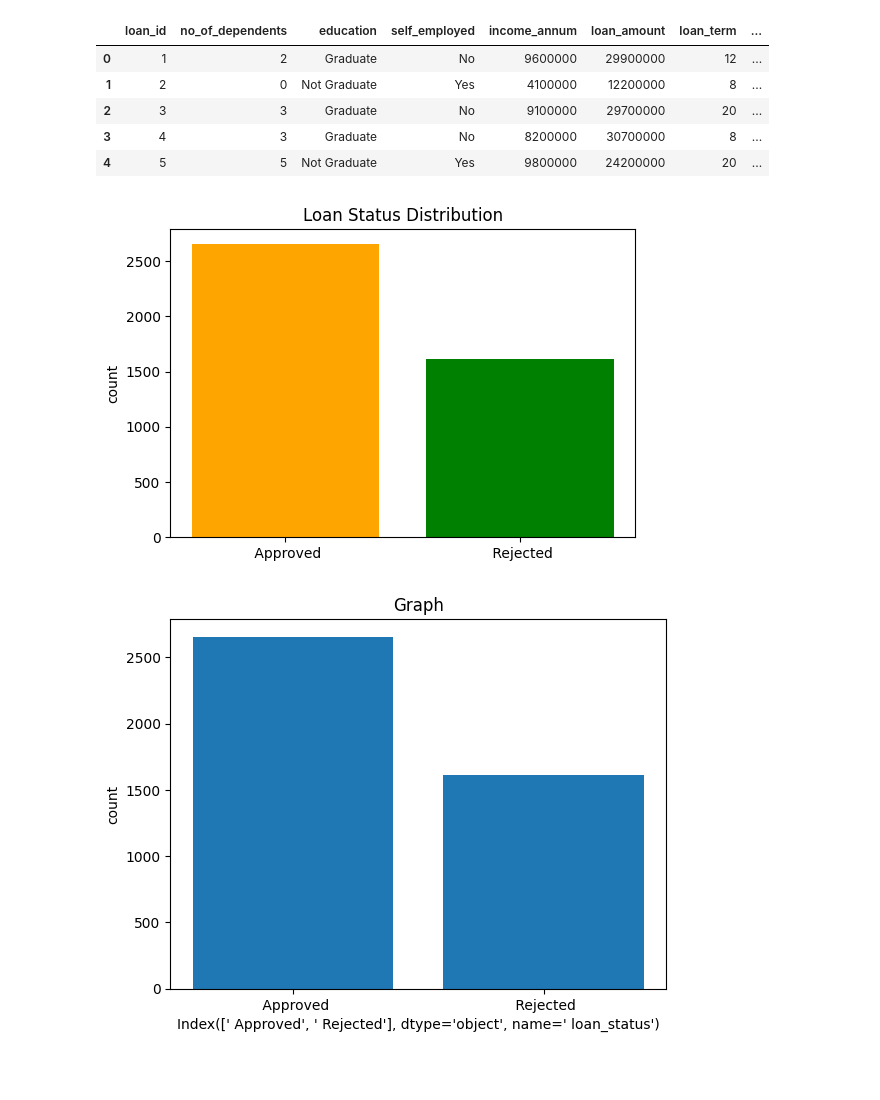
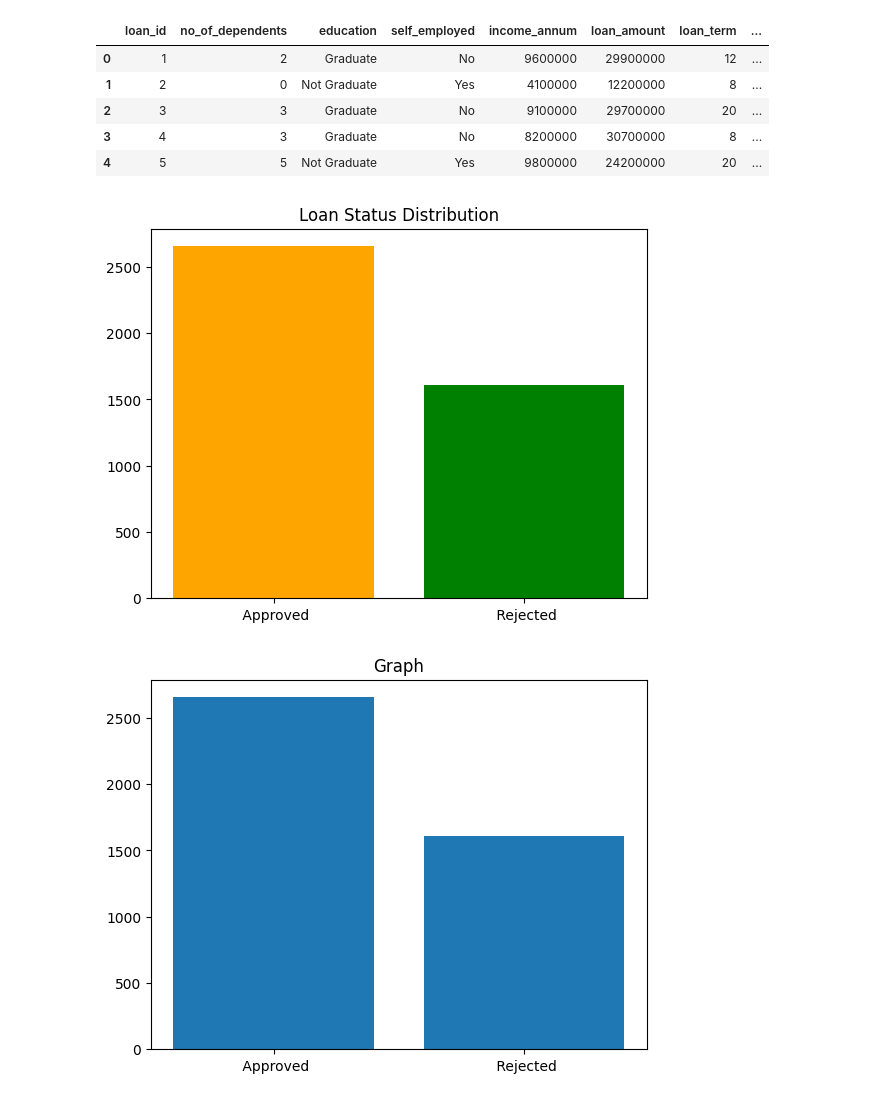
Before and after one commit to mwend-a/Loan_Guard, a Jupyter notebook: Untitled-1.ipynb, the cells around one changed output. Drawn from its saved outputs; the diff is of its cells as text; code cells hidden in the pictures; blank space fills up the shorter version.

```diff
--- a/Untitled-1.ipynb
+++ b/Untitled-1.ipynb
@@ -16,23 +24,29 @@ data.head()
 | 3 | 4 | 3 | Graduate | No | 8200000 | 30700000 | 8 | ... |
 | 4 | 5 | 5 | Not Graduate | Yes | 9800000 | 24200000 | 20 | ... |
 # %%
+#Draw the status of the dataset
+
 df = data.copy()
-loan_status_counts = df[' loan_status'].value_counts()
-plt.figure(figsize=(6,4))
+loan_status_counts = data[' loan_status'].value_counts()
+#plt.figure(figsize=(6,4))
 plt.bar (loan_status_counts.index, loan_status_counts.values, color = ['orange', 'green'])
 plt.title('Loan Status Distribution')
-plt.ylabel('count')
+#plt.ylabel('count')
 plt.show()
 # %% [output]
-[figure, old version]
+[figure, new version]
 # %%
+# Draw The status of the dataset
+
 x = (loan_status_counts.index)
 y = (loan_status_counts.values)
+loan_status_counts = data[' loan_status'].value_counts()
 plt.bar(x,y)
 
+
 plt.title ('Graph')
-plt.xlabel(loan_status_counts.index)
-plt.ylabel('count')
+#plt.xlabel=("loan_status_count")
+#plt.ylabel('count')
 plt.show()
 # %% [output]
-[figure, old version]
+[figure, new version]
```
Also changed, not shown: parts of 22 cells of this notebook, 2 other files.
